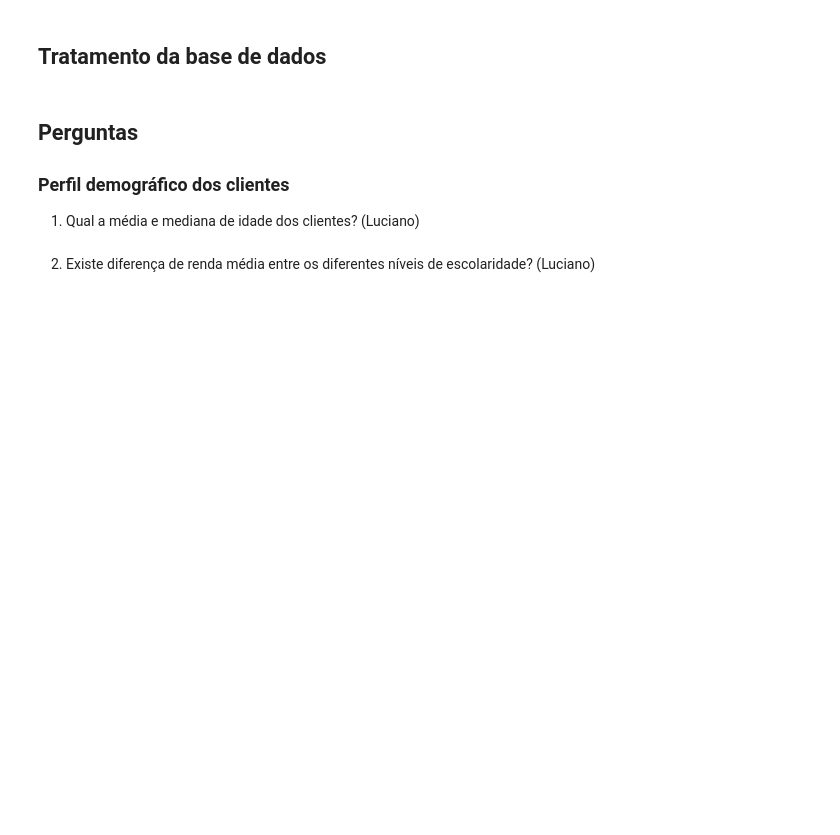
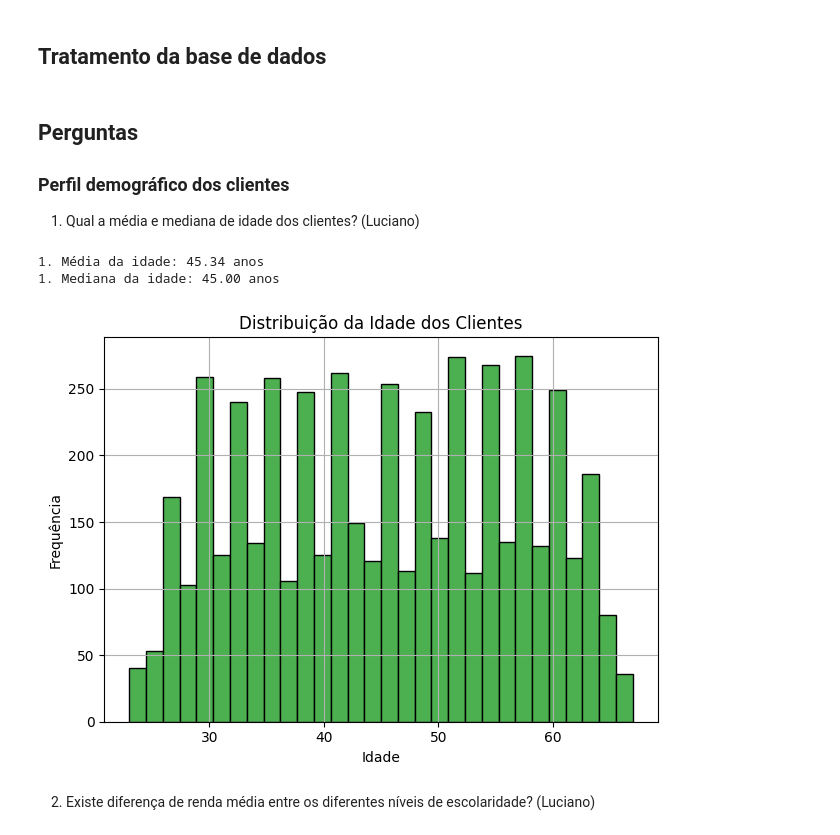
Before and after one commit to mrxcao/ADA-Estatistica1, a Jupyter notebook: main.ipynb, the cells around one changed output. Saved outputs shown, nothing was run; the diff lists cells and outputs as text; code cells hidden in the pictures; blank space fills up the shorter version.

```diff
--- a/main.ipynb
+++ b/main.ipynb
@@ -75,6 +78,22 @@ df["CCAvg"] = df["CCAvg"].str.replace("/", ".", regex=False).astype(float)
 1. Qual a média e mediana de idade dos clientes? (Luciano)
 # %%
 #Luciano - Resposta Questão 1
+
+media_idade = df['Age'].mean()
+mediana_idade = df['Age'].median()
+print(f"1. Média da idade: {media_idade:.2f} anos")
+print(f"1. Mediana da idade: {mediana_idade:.2f} anos")
+plt.hist(df['Age'], bins=30, color='#4CAF50', edgecolor='black')
+plt.title('Distribuição da Idade dos Clientes')
+plt.xlabel('Idade')
+plt.ylabel('Frequência')
+plt.grid(True)
+plt.tight_layout()
+plt.show()
+# %% [output]
+1. Média da idade: 45.34 anos
+1. Mediana da idade: 45.00 anos
+[figure, added]
 # %% [markdown]
 2. Existe diferença de renda média entre os diferentes níveis de escolaridade? (Luciano)
 # %%
```
Also changed, not shown: parts of 5 cells of this notebook.
